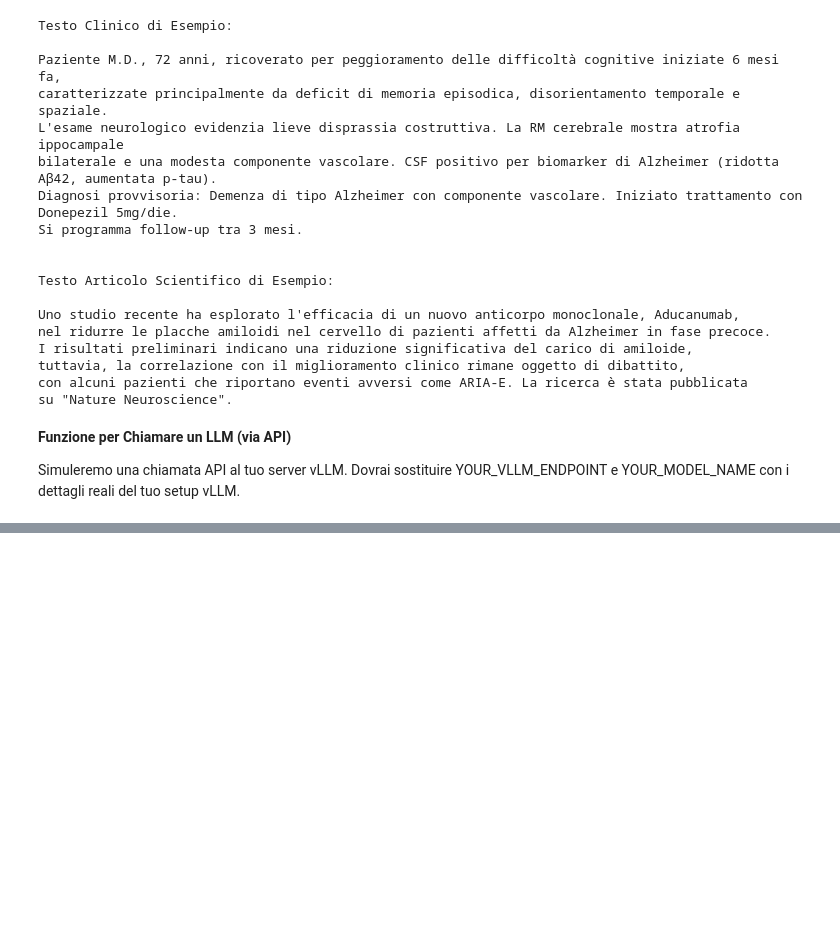
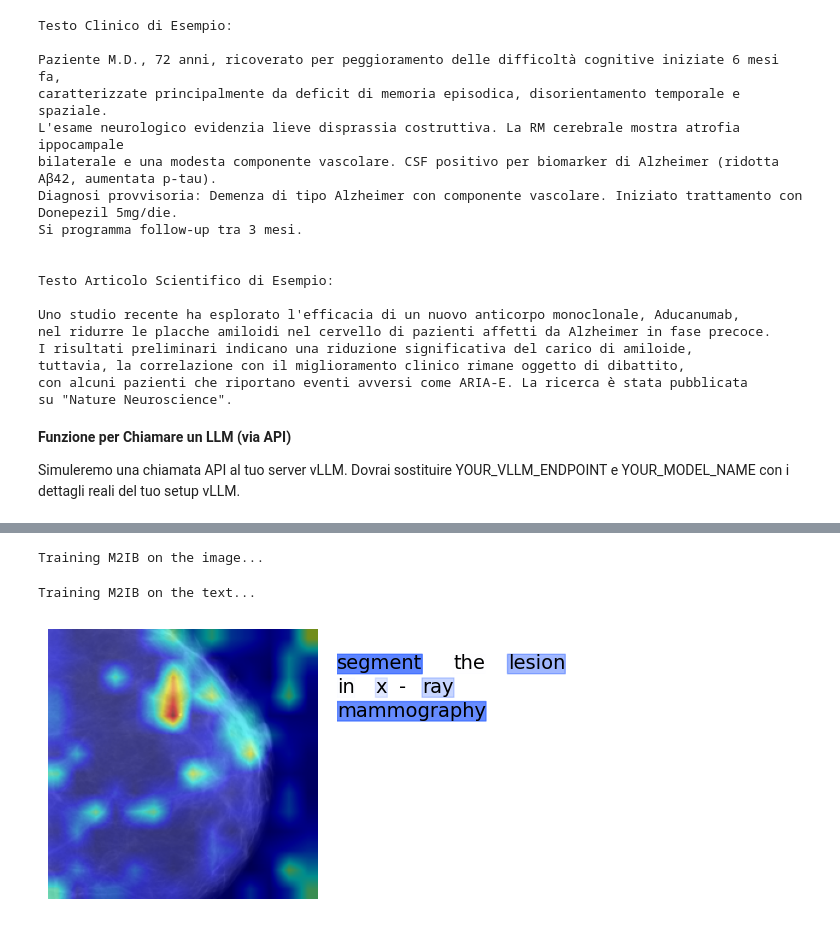
Before and after one commit to mdelleani/neuro-next-bootcamp, a Jupyter notebook: notebooks/02_advanced_ai_neurology.ipynb, the cells around one changed output, grey strips where cells are left out. Saved outputs shown, nothing was run; the diff lists cells and outputs as text; code cells hidden in the pictures; blank space fills up the shorter version.

```diff
--- a/notebooks/02_advanced_ai_neurology.ipynb
+++ b/notebooks/02_advanced_ai_neurology.ipynb
@@ -245,0 +1298,5 @@ print("Ricorda di configurare YOUR_VLLM_ENDPOINT, GENERALIST_MODEL_NAME e MEDGEM
+# %%
+model = AutoModel.from_pretrained("chuhac/BiomedCLIP-vit-bert-hf", trust_remote_code=True).to(device)
+processor = AutoProcessor.from_pretrained("chuhac/BiomedCLIP-vit-bert-hf", trust_remote_code=True)
+processor2 = CLIPProcessor.from_pretrained("openai/clip-vit-base-patch16")
+tokenizer = AutoTokenizer.from_pretrained("chuhac/BiomedCLIP-vit-bert-hf", trust_remote_code=True)
@@ -245,0 +1325,9 @@ print("Ricorda di configurare YOUR_VLLM_ENDPOINT, GENERALIST_MODEL_NAME e MEDGEM
+# %%
+# @title ## Saliency Maps
+image_path = "/content/MedCLIP-SAMv2/saliency_maps/data/Breast-Mammo/1-142.jpg" # @param {type:"string"}
+text = "segment the lesion in X-ray mammography" # @param {type:"string"}
+vmap = plot(model, image_path, text)
+# %% [output]
+Training M2IB on the image...
+Training M2IB on the text...
+[figure, added]
```
Also changed, not shown: parts of 56 cells of this notebook.
